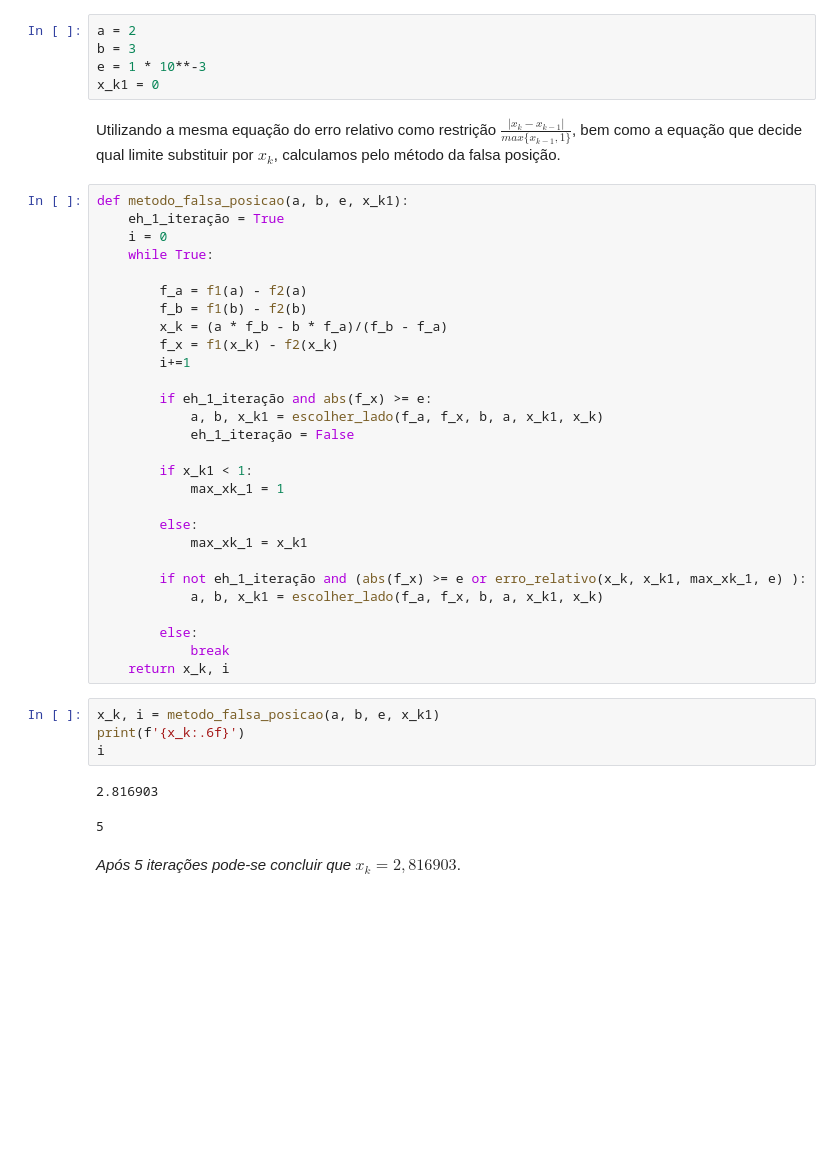
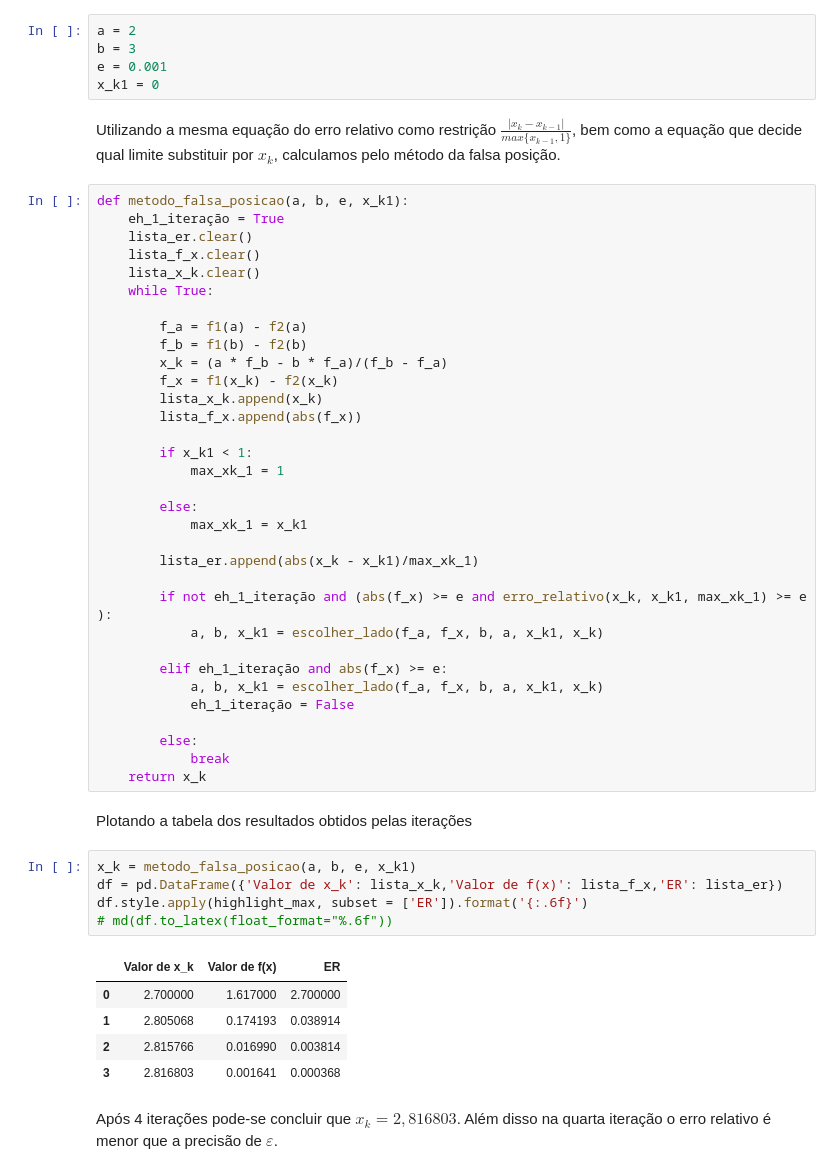
Before and after one commit to Re-Tonolli/Calculo, a Jupyter notebook: Cálculo Numérico/Métodos de Zeros de funções.ipynb, the cells around one changed output. Drawn from its saved outputs; the diff is of its cells as text; blank space fills up the shorter version.

```diff
--- a/Cálculo Numérico/Métodos de Zeros de funções.ipynb
+++ b/Cálculo Numérico/Métodos de Zeros de funções.ipynb
@@ -106,25 +131,24 @@ Define-se o intervalo $[a,b]$ como $[2,3]$
 # %%
 a = 2
 b = 3
-e = 1 * 10**-3
+e = 0.001
 x_k1 = 0
 # %% [markdown]
 Utilizando a mesma equação do erro relativo como restrição $\frac{|x_k-x_{k-1}|}{max\{x_{k-1},1\}}$, bem como a equação que decide qual limite substituir por $x_k$, calculamos pelo método da falsa posição.
 # %%
 def metodo_falsa_posicao(a, b, e, x_k1):
     eh_1_iteração = True
-    i = 0
+    lista_er.clear()
+    lista_f_x.clear()
+    lista_x_k.clear()
     while True:
 
         f_a = f1(a) - f2(a)
         f_b = f1(b) - f2(b)
         x_k = (a * f_b - b * f_a)/(f_b - f_a)
         f_x = f1(x_k) - f2(x_k)
-        i+=1
-
-        if eh_1_iteração and abs(f_x) >= e:
-            a, b, x_k1 = escolher_lado(f_a, f_x, b, a, x_k1, x_k)
-            eh_1_iteração = False
+        lista_x_k.append(x_k)
+        lista_f_x.append(abs(f_x))
 
         if x_k1 < 1:
             max_xk_1 = 1
@@ -132,18 +156,30 @@ def metodo_falsa_posicao(a, b, e, x_k1):
         else:
             max_xk_1 = x_k1
 
-        if not eh_1_iteração and (abs(f_x) >= e or erro_relativo(x_k, x_k1, max_xk_1, e) ):
+        lista_er.append(abs(x_k - x_k1)/max_xk_1)
+
+        if not eh_1_iteração and (abs(f_x) >= e and erro_relativo(x_k, x_k1, max_xk_1) >= e ):
             a, b, x_k1 = escolher_lado(f_a, f_x, b, a, x_k1, x_k)
+
+        elif eh_1_iteração and abs(f_x) >= e:
+            a, b, x_k1 = escolher_lado(f_a, f_x, b, a, x_k1, x_k)
+            eh_1_iteração = False
 
         else:
             break
-    return x_k, i
+    return x_k
-# %%
-x_k, i = metodo_falsa_posicao(a, b, e, x_k1)
-print(f'{x_k:.6f}')
-i
-# %% [output]
-2.816903
-5
-# %% [markdown]
-*Após 5 iterações pode-se concluir que $x_k = 2,816903$*.
+# %% [markdown]
+Plotando a tabela dos resultados obtidos pelas iterações
+# %%
+x_k = metodo_falsa_posicao(a, b, e, x_k1)
+df = pd.DataFrame({'Valor de x_k': lista_x_k,'Valor de f(x)': lista_f_x,'ER': lista_er})
+df.style.apply(highlight_max, subset = ['ER']).format('{:.6f}')
+# md(df.to_latex(float_format="%.6f"))
+# %% [output]
+|  | Valor de x_k | Valor de f(x) | ER |
+| 0 | 2.700000 | 1.617000 | 2.700000 |
+| 1 | 2.805068 | 0.174193 | 0.038914 |
+| 2 | 2.815766 | 0.016990 | 0.003814 |
+| 3 | 2.816803 | 0.001641 | 0.000368 |
+# %% [markdown]
+Após 4 iterações pode-se concluir que $x_k = 2,816803$. Além disso na quarta iteração o erro relativo é menor que a precisão de $\varepsilon$.
```
Also changed, not shown: parts of 10 cells of this notebook, 1 other file.
